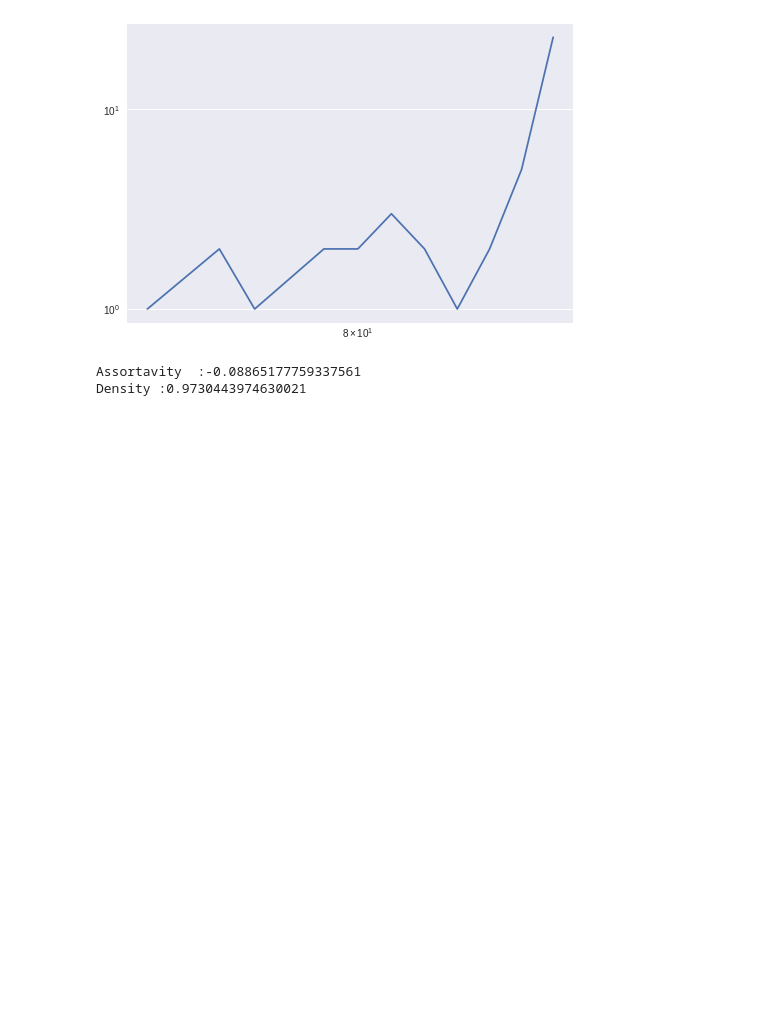
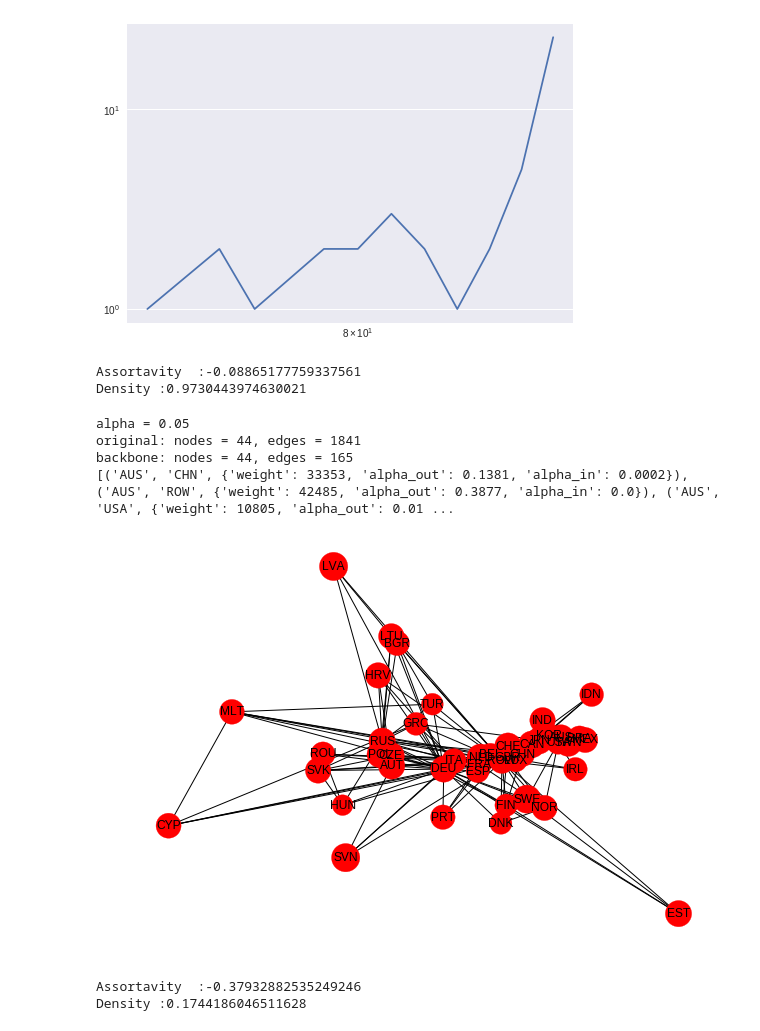
Before and after one commit to evijit/Finance_Graph_Theory, a Jupyter notebook: GrowthModels.ipynb, the cells around one changed output. Saved outputs shown, nothing was run; the diff lists cells and outputs as text; code cells hidden in the pictures; blank space fills up the shorter version.

```diff
--- a/GrowthModels.ipynb
+++ b/GrowthModels.ipynb
@@ -136,0 +281,33 @@ Density :0.9730443974630021
+# %%
+alpha = 0.05
+G1 = disparity_filter(g)
+G2 = nx.Graph([(u, v, d) for u, v, d in G1.edges(data=True) if ((d['alpha_in'] < alpha) or (d['alpha_out'] < alpha))])
+print ('alpha = %s' % alpha)
+print ('original: nodes = %s, edges = %s' % (G1.number_of_nodes(), G1.number_of_edges()))
+print ('backbone: nodes = %s, edges = %s' % (G2.number_of_nodes(), G2.number_of_edges()))
+print (G2.edges(data=True))
+# %% [output]
+alpha = 0.05
+original: nodes = 44, edges = 1841
+backbone: nodes = 44, edges = 165
+[('AUS', 'CHN', {'weight': 33353, 'alpha_out': 0.1381, 'alpha_in': 0.0002}), ('AUS', 'ROW', {'weight': 42485, 'alpha_out': 0.3877, 'alpha_in': 0.0}), ('AUS', 'USA', {'weight': 10805, 'alpha_out': 0.01 ...
+# %%
+pos1 = nx.spring_layout(G2)
+nx.draw(G2,pos1, with_labels=True,node_color = "red", node_list="header", node_size=[math.log(v)*50 for v in node_size], arrows = True)
+plt.show()
+# %% [output]
+[figure, added]
+# %%
+r=nx.degree_assortativity_coefficient(G2)
+print ("Assortavity  :" + str(r))
+
+# #Calculate clustering
+# clustering = nx.average_clustering(g)
+# print("Clustering :" + str(clustering))
+
+# Calculate density
+density = nx.density(G2)
+print ("Density :" + str(density))
+# %% [output]
+Assortavity  :-0.37932882535249246
+Density :0.1744186046511628
```
Also changed, not shown: parts of 8 cells of this notebook.
